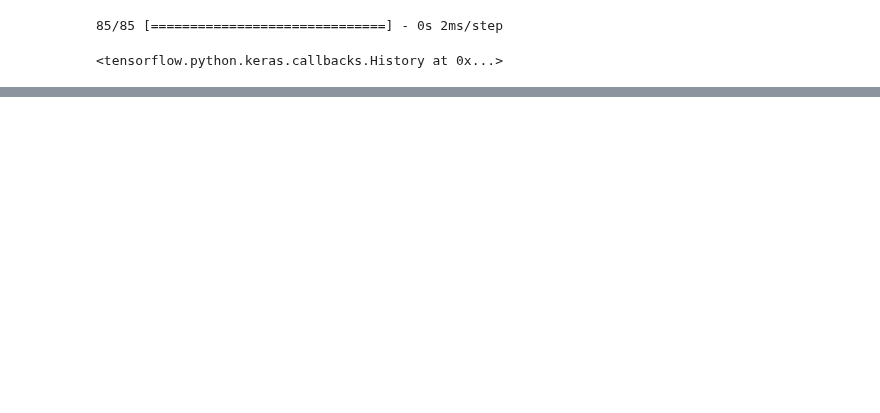
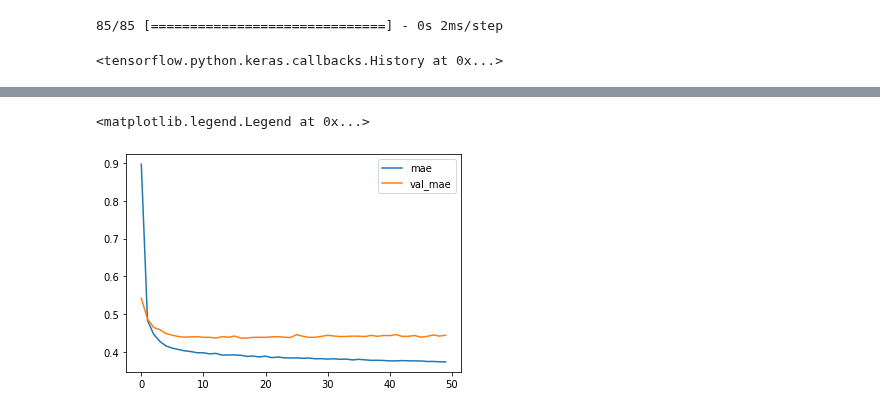
Before and after one commit to KacperGrodecki/Masovian-real-estate, a Jupyter notebook: mazowieckie_colab.ipynb, the cells around one changed output, grey strips where cells are left out. Saved outputs shown, nothing was run; the diff lists cells and outputs as text; code cells hidden in the pictures; blank space fills up the shorter version.

```diff
--- a/mazowieckie_colab.ipynb
+++ b/mazowieckie_colab.ipynb
@@ -308,0 +396,7 @@ relative  acc: 22.0302
+# %%
+plt.plot(np.array(history.history['mae'])/rel, label='mae')
+plt.plot(np.array(history.history['val_mae'])/rel, label='val_mae')
+plt.legend()
+# %% [output]
+<matplotlib.legend.Legend at 0x...>
+[figure, added]
```
Also changed, not shown: parts of 18 cells of this notebook.
